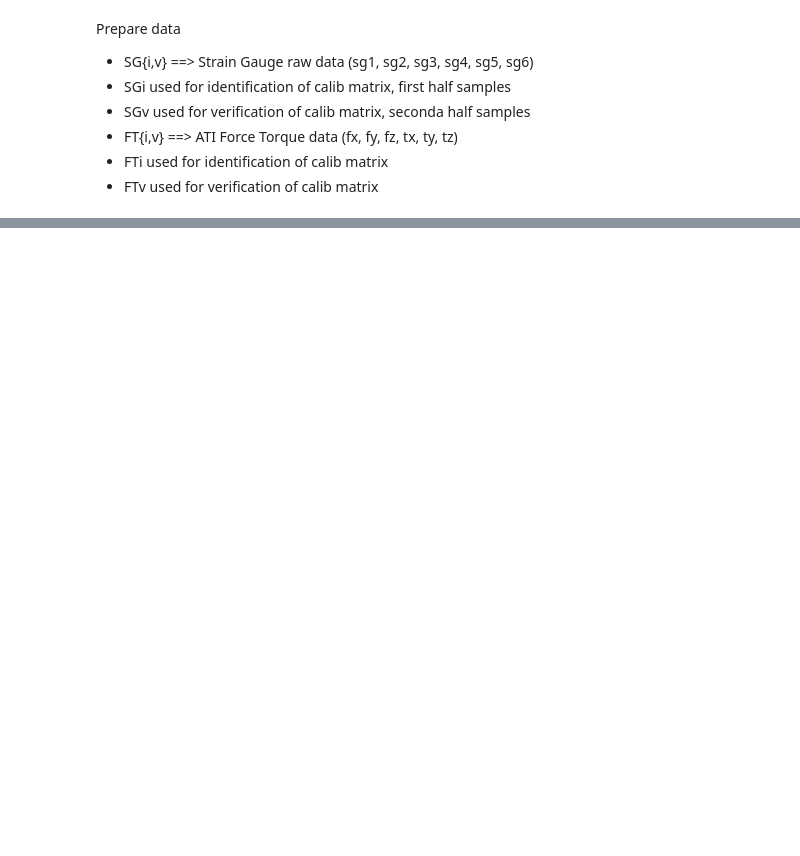
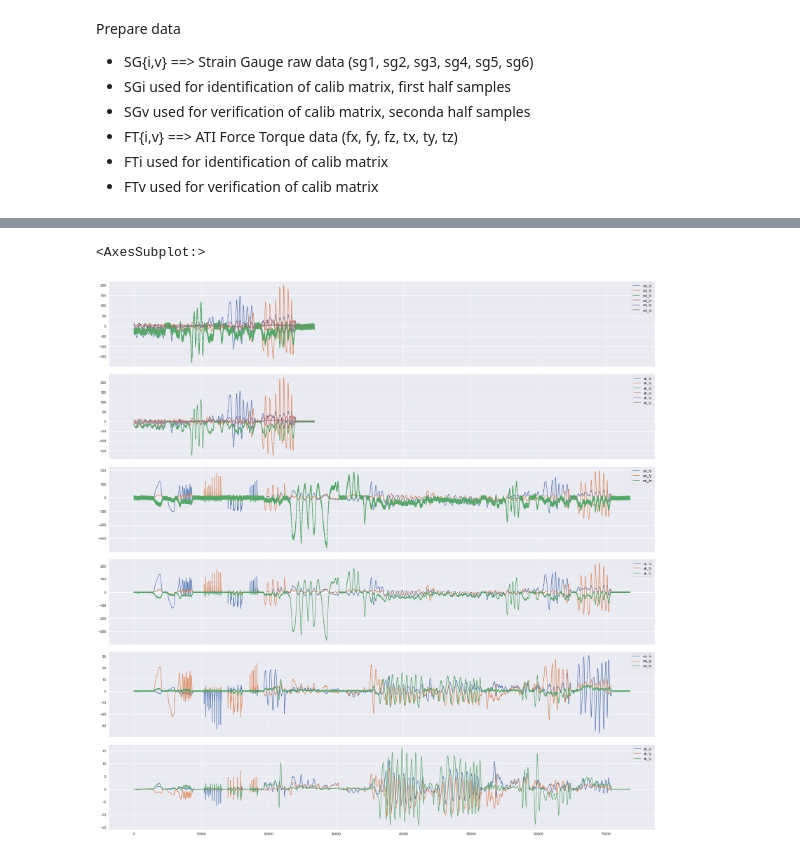
Before and after one commit to alessiomargan/pandas-snip, a Jupyter notebook: ft_calib.ipynb, the cells around one changed output, grey strips where cells are left out. Drawn from its saved outputs; the diff is of its cells as text; code cells hidden in the pictures; blank space fills up the shorter version.

```diff
--- a/ft_calib.ipynb
+++ b/ft_calib.ipynb
@@ -118,7 +158,14 @@ plot_data(axes, FTi, ati_col_names[-3:], 3)
 # %%
-fig, axes = plt.subplots(2,1, sharex='col', figsize=(25,15))
+fig, axes = plt.subplots(6,1, sharex='col', figsize=(25,25))
 plt.tight_layout()
 
 Fc.plot(ax=axes[0])
 FTv.plot(ax=axes[1])
+data[cal_col_names[:3]].plot(ax=axes[2])
+data[ati_col_names[:3]].plot(ax=axes[3])
+data[cal_col_names[-3:]].plot(ax=axes[4])
+data[ati_col_names[-3:]].plot(ax=axes[5])
+# %% [output]
+<AxesSubplot:>
+[figure, added]
 # %%
```
Also changed, not shown: parts of 8 cells of this notebook, 2 other files.
